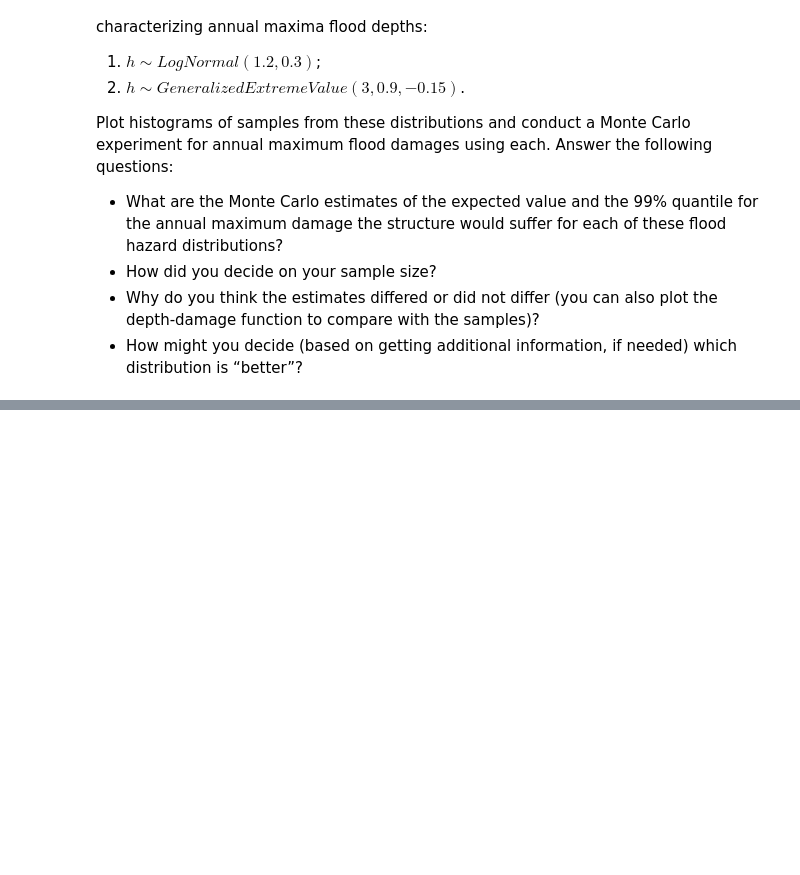
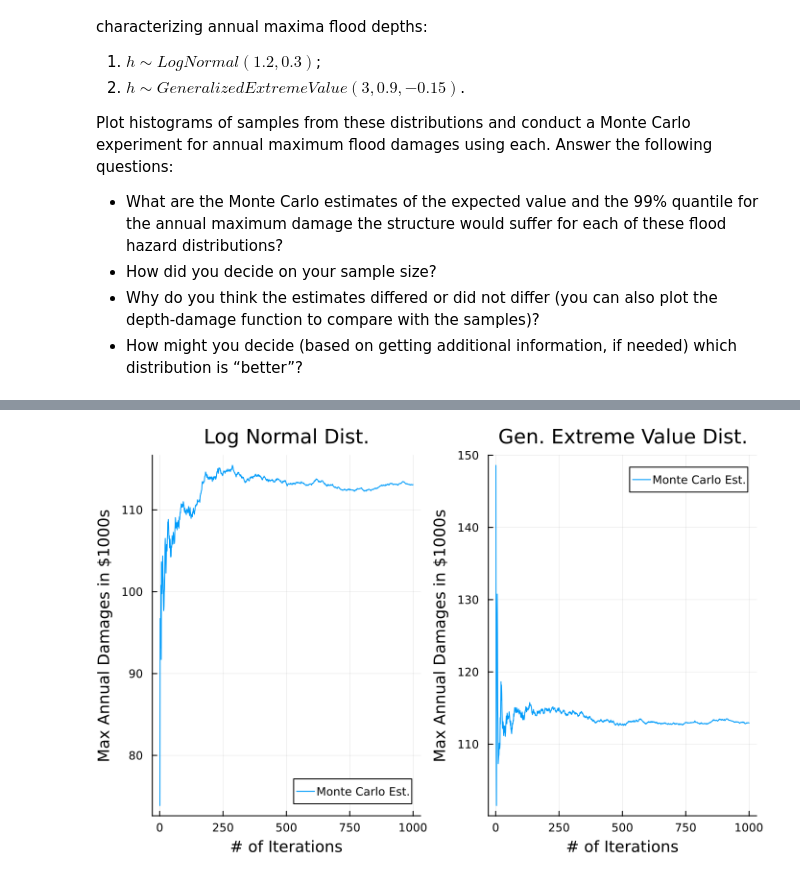
Before and after one commit to BEE4750-FA25/lab-2-Wyndter, a Jupyter notebook: lab02.ipynb, the cells around one changed output, grey strips where cells are left out. Cells and saved outputs as stored; diff of their text form; code cells hidden in the pictures; blank space fills up the shorter version.

```diff
--- a/lab02.ipynb
+++ b/lab02.ipynb
@@ -200,0 +187,68 @@ xlabel!("Sample Value")
+# %%
+#putting depth damage equation into a function to simplify code down the line
+function depthDamages(h, h_0, k, L)
+    #Indicator function
+    if h <= 0
+        return 0
+    end
+
+    #calculating damages
+    d = L / (1 + exp(-k*(h-h_0)))
+    return d
+end
+
+#initializing array to hold damage values
+damages_norm = zeros(Float64, 1000)
+
+#finding damage for each flood depth
+for i in 1:1000
+    #damages[i] = log_sample[i]
+    damages_norm[i] = depthDamages(log_sample[i], 3, 0.8, 200)
+end
+
+#initializing array and variables to calculate Monte Carlo Estimate for Log Normal distribution
+counter = 0
+mean = 0
+monteCarlo_norm = zeros(Float64, 1000)
+
+for i in 1:1000
+    counter = counter + damages_norm[i]
+    mean = counter / i
+    monteCarlo_norm[i] = mean
+end
+
+final_monte_norm = mean
+
+#Repeating steps for generalized extreme value distribution
+damages_extr = zeros(Float64, 1000)
+
+#finding damage for each flood depth
+for i in 1:1000
+    #damages[i] = log_sample[i]
+    damages_extr[i] = depthDamages(gen_sample[i], 3, 0.8, 200)
+end
+
+#initializing array and variables to calculate Monte Carlo Estimate for Log Normal distribution
+counter_e = 0
+mean_e = 0
+monteCarlo_extr = zeros(Float64, 1000)
+
+for i in 1:1000
+    counter_e = counter_e + damages_extr[i]
+    mean_e = counter_e / i
+    monteCarlo_extr[i] = mean_e
+end
+
+final_monte_extr = mean_e
+
+#depthDamages(h_i, 3, 0.8, 200)
+
+p3 = plot(1:1000, monteCarlo_norm, xlabel = "# of Iterations", ylabel = "Max Annual Damages in \$1000s",
+title = "Log Normal Dist.", label = "Monte Carlo Est.")
+p4 = plot(1:1000, monteCarlo_extr, xlabel = "# of Iterations", ylabel = "Max Annual Damages in \$1000s",
+title = "Gen. Extreme Value Dist.", label = "Monte Carlo Est.")
+#plot!(p3, subplot=1, [1,1000],[final_monte_norm,final_monte_norm])
+#plot!(p4, subplot=1, [1,1000],[final_monte_extr,final_monte_extr])
+plot(p3, p4, layout=(1,2), size = (700,450))
+# %% [output]
+[figure, added]
```
Also changed, not shown: parts of 8 cells of this notebook.
